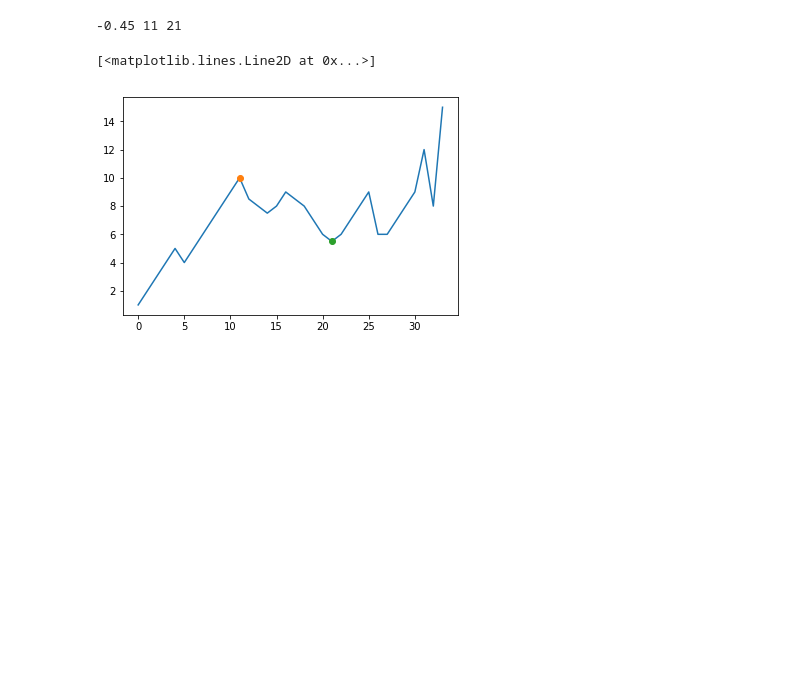
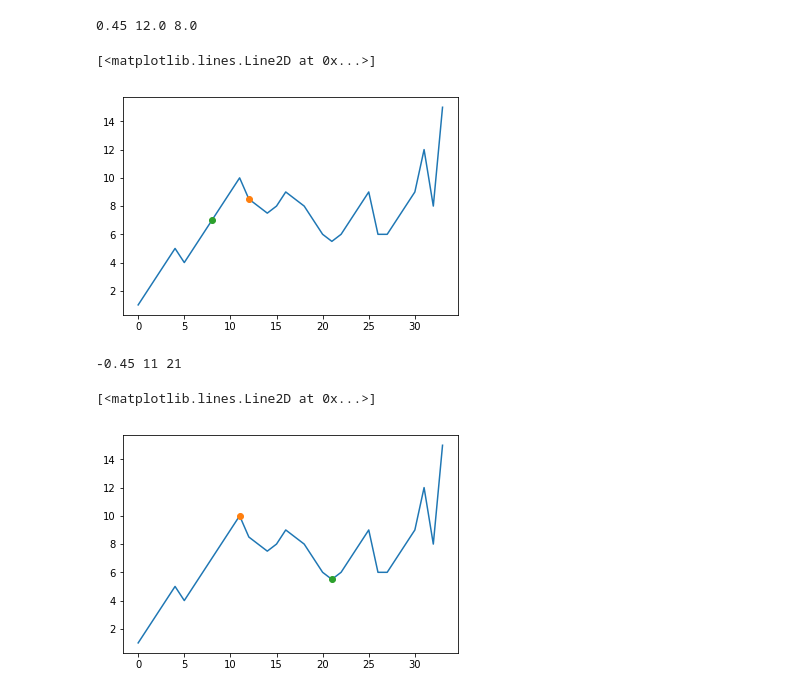
Before and after one commit to Alert-Wang/ipynb, a Jupyter notebook: maxdd.ipynb, the cells around one changed output. Cells and saved outputs as stored; diff of their text form; code cells hidden in the pictures; blank space fills up the shorter version.

```diff
--- a/maxdd.ipynb
+++ b/maxdd.ipynb
@@ -50,0 +123,5 @@ def max_drawdown(sr):
+# %%
+sr  = pd.Series(np.array(1000*[1,2,3,4,5,4,5,6,7,8,9,10,8.5,8,7.5,8,9,8.5,8,7,6,5.5,6,7,8,9,6,6,7,8,9,12,8,15]))
+maxdd,start,end = max_drawdown(sr)
+print (maxdd,start,end)
+%timeit  max_drawdown(sr) # too slow
@@ -50,0 +131,14 @@ def max_drawdown(sr):
+# %%
+def max_drawdown(sr):
+    if np.isnan(sr).all() or np.isinf(sr).all():
+        return np.nan
+    i = np.argmax(np.maximum.accumulate(sr) - sr) # end of the period
+    j = np.argmax(sr[:i]) # start of period
+    return abs(sr[i] - sr[j] )/abs(sr[j]),j,i
+sr  = pd.Series(np.array(1000*[1,2,3,4,5,4,5,6,7,8,9,10,8.5,8,7.5,8,9,8.5,8,7,6,5.5,6,7,8,9,6,6,7,8,9,12,8,15]))
+maxdd,start,end = max_drawdown(sr)
+print (maxdd,start,end)
+# plt.plot(sr)
+# plt.plot(start,sr[start],'o')
+# plt.plot(end,sr[end],'o')
+%timeit  max_drawdown(sr) # too slow
@@ -51,3 +151,42 @@ def max_drawdown(sr):
+# %%
+def max_drawdown(sr):
+    start = 0
+    end = 0
+    max_dd = 0
+    is_down = False
+    for index in range(len(sr)-1):
+        try:
+            if sr[index] > start:
+                start = sr[index]
+            if sr[index+1] >= sr[index]:#下一天上涨
+                if not is_down:#之前没有下跌过
+                    continue
+                else:#之前下跌过
+                    dd = float(start - end) / start
+                    if dd > max_dd:
+                        max_dd = dd
+                    is_down = False
+            else:#下一天下跌
+                is_down = True
+                end = sr[index+1]
+        except:
+            continue
+    dd = float(start - end) / start
+    if dd > max_dd:
+        max_dd = dd
+
+    return max_dd, start, end
+
+sr  = pd.Series(np.array([1,2,3,4,5,4,5,6,7,8,9,10,8.5,8,7.5,8,9,8.5,8,7,6,5.5,6,7,8,9,6,6,7,8,9,12,8,15]))
+maxdd,start,end = max_drawdown(sr)
+print (maxdd,start,end)
+plt.plot(sr)
+plt.plot(start,sr[start],'o')
+plt.plot(end,sr[end],'o')
+# %% [output]
+0.45 12.0 8.0
+[<matplotlib.lines.Line2D at 0x...>]
+[figure, added]
 # %%
 sr  = pd.Series(np.array([1,2,3,4,5,4,5,6,7,8,9,10,8.5,8,7.5,8,9,8.5,8,7,6,5.5,6,7,8,9,6,6,7,8,9,12,8,15]))
 maxdd,start,end = max_drawdown(sr)
```
Also changed, not shown: parts of 16 cells of this notebook, 2 other files.
